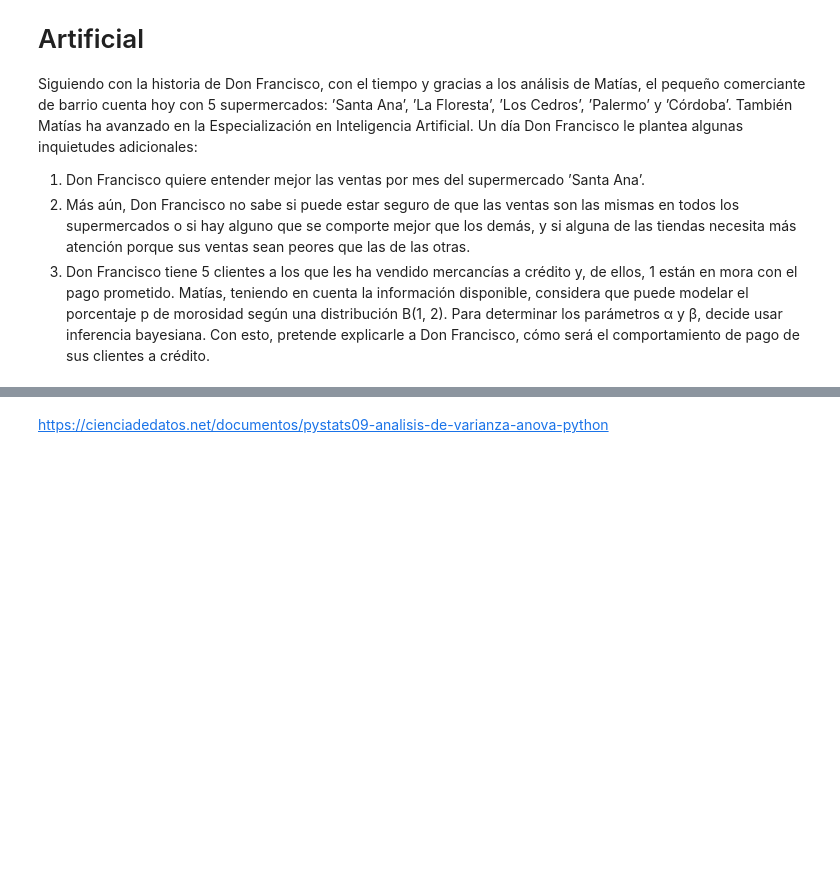
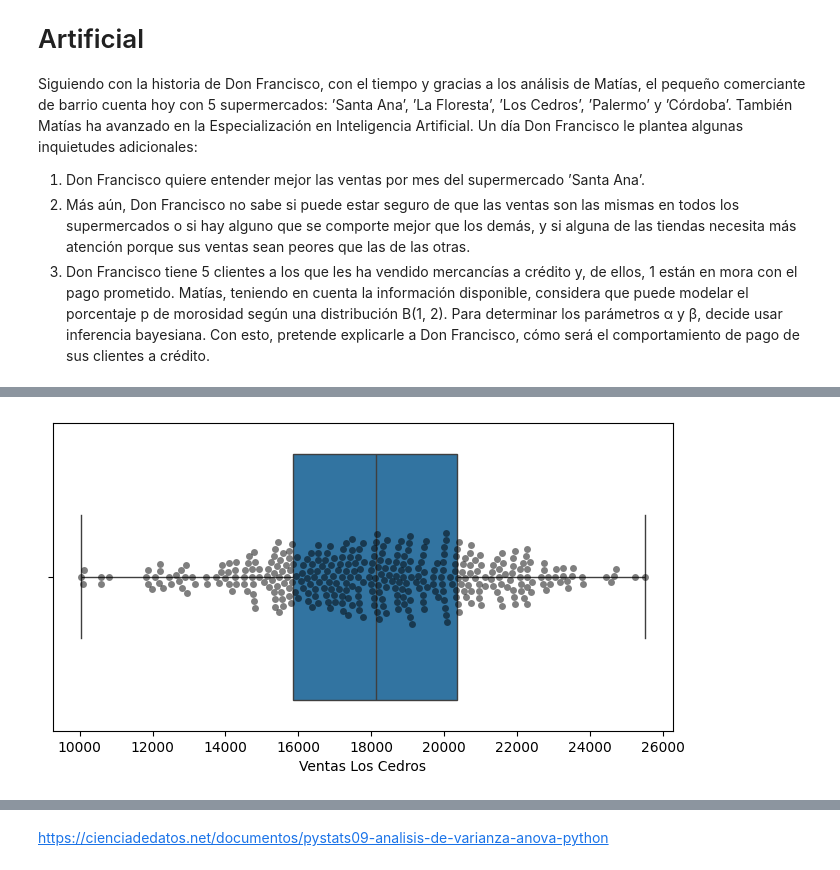
Before and after one commit to Yarrieta/PROBABILIDAD_Y_ESTADISTICA_IA, a Jupyter notebook: hypothesis_test.ipynb, the cells around one changed output, grey strips where cells are left out. Saved outputs shown, nothing was run; the diff lists cells and outputs as text; code cells hidden in the pictures; blank space fills up the shorter version.

```diff
--- a/hypothesis_test.ipynb
+++ b/hypothesis_test.ipynb
@@ -625,0 +164,7 @@ TypeError: Could not convert ['Santa AnaSanta AnaSanta AnaSanta AnaSanta AnaSant
+# %%
+# Análisis de valores atípicos y distribuciones de las ventas del supermercado Ventas Los Cedros
+fig, ax = plt.subplots(1, 1, figsize=(8, 4))
+sns.boxplot(x="Ventas Los Cedros", data=data_combined, ax=ax)
+sns.swarmplot(x="Ventas Los Cedros", data=data_combined, color='black', alpha = 0.5, ax=ax);
+# %% [output]
+[figure, added]
```
Also changed, not shown: parts of 70 cells of this notebook.
